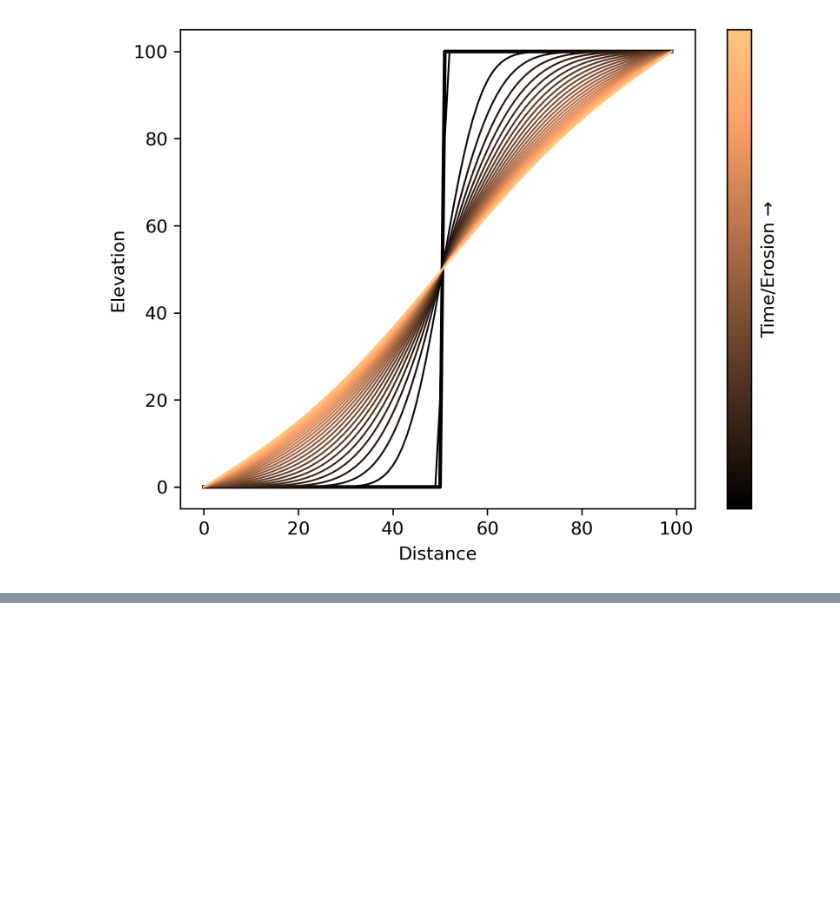
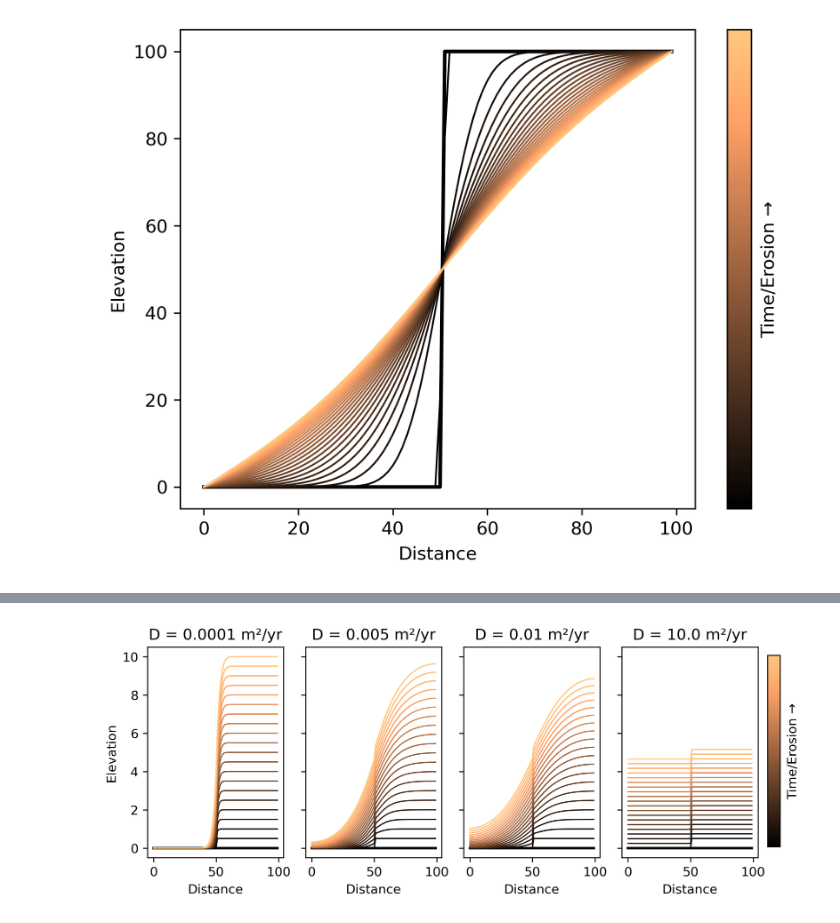
Before and after one commit to absrp/landscape_evolution_earthquake_ruptures, a Jupyter notebook: slip_rate_vs_diffusion competition.ipynb, the cells around one changed output, grey strips where cells are left out. Saved outputs shown, nothing was run; the diff lists cells and outputs as text; code cells hidden in the pictures; blank space fills up the shorter version.

Commit message:
placed boundary condition further from scarp

```diff
--- a/slip_rate_vs_diffusion competition.ipynb
+++ b/slip_rate_vs_diffusion competition.ipynb
@@ -138,0 +139,92 @@ plt.savefig('Figures/slip_rate_comparison_equal_events.png',bbox_inches='tight')
+# %%
+# Parameters
+dx = 1
+x = np.arange(0, 100, dx, dtype=float)
+total_time = 1*10e4
+slip_per_event = 0.5  # meters per event
+recurrence = 5000     # years between events
+
+# Four scenarios with different diffusion coefficients
+scenarios = [
+    {"D": 0.0001},    # Very low diffusion
+    {"D": 0.005},    # Low diffusion
+    {"D": 0.01},     # Medium diffusion
+    {"D": 10.0}     # Very high diffusion
+]
+
+# Create figure with four subplots and space for colorbar
+fig = plt.figure(figsize=(9, 3), dpi=300)
+gs = plt.GridSpec(1, 5, width_ratios=[1, 1, 1, 1, 0.03], wspace=0.2)
+
+# Create subplots with shared y-axis
+axes = []
+for i in range(4):
+    if i == 0:
+        axes.append(plt.subplot(gs[i]))
+    else:
+        axes.append(plt.subplot(gs[i], sharey=axes[0]))
+        plt.setp(axes[-1].get_yticklabels(), visible=False)
+
+for ax, scenario in zip(axes, scenarios):
+    # Initialize profile
+    initial_height = 0  # Initial scarp height
+    z = np.zeros(x.shape, dtype=float)
+    z[x > 50] += initial_height
+    z_orig = z.copy()
+
+    # Calculate stable time step
+    dt = min(1.0, 0.2 * dx * dx / scenario["D"])
+    nts = int(total_time / dt)
+
+    # Plot initial profile
+    ax.plot(x, z_orig, 'k', lw=2)
+
+    # Calculate number of plots and get colors
+    plot_interval = max(1, nts // 20)
+    n_plots = nts // plot_interval
+    colors = copper(np.linspace(0, 1, n_plots))
+    color_idx = 0
+
+    # Calculate recurrence steps
+    recurrence_steps = max(1, int(recurrence / dt))
+
+    # Evolve the profile
+    for i in range(nts):
+        # Apply diffusion with zero-flux boundary conditions
+        # Calculate fluxes
+        dz = np.diff(z)
+        qs = -scenario["D"] * dz / dx
+
+        # Set boundary fluxes to zero
+        qs = np.concatenate(([0], qs, [0]))
+
+        # Update elevations using flux differences
+        dzdt = -np.diff(qs) / dx
+        z += dzdt * dt
+
+        # Apply fault slip as discrete events
+        if i % recurrence_steps == 0:
+            z[x > 50] += slip_per_event
+
+        # Plot at regular intervals
+        if i % plot_interval == 0 and color_idx < len(colors):
+            ax.plot(x, z, lw=1, color=colors[color_idx])
+            color_idx += 1
+
+    # Set labels
+    ax.set_xlabel('Distance')
+    if ax == axes[0]:
+        ax.set_ylabel('Elevation')
+    ax.set_title(f"D = {scenario['D']} m²/yr")
+
+# Add single colorbar on the right
+cbar_ax = fig.add_axes([0.88, 0.15, 0.015, 0.7])
+sm = plt.cm.ScalarMappable(cmap=copper)
+sm.set_array([])
+cbar = plt.colorbar(sm, cax=cbar_ax)
+cbar.ax.set_ylabel('Time/Erosion →', rotation=90, va='bottom', labelpad=15)
+cbar.ax.set_yticks([])
+
+plt.tight_layout()
+# %% [output]
+[figure, added]
```
Also changed, not shown: parts of 1 cell of this notebook.
